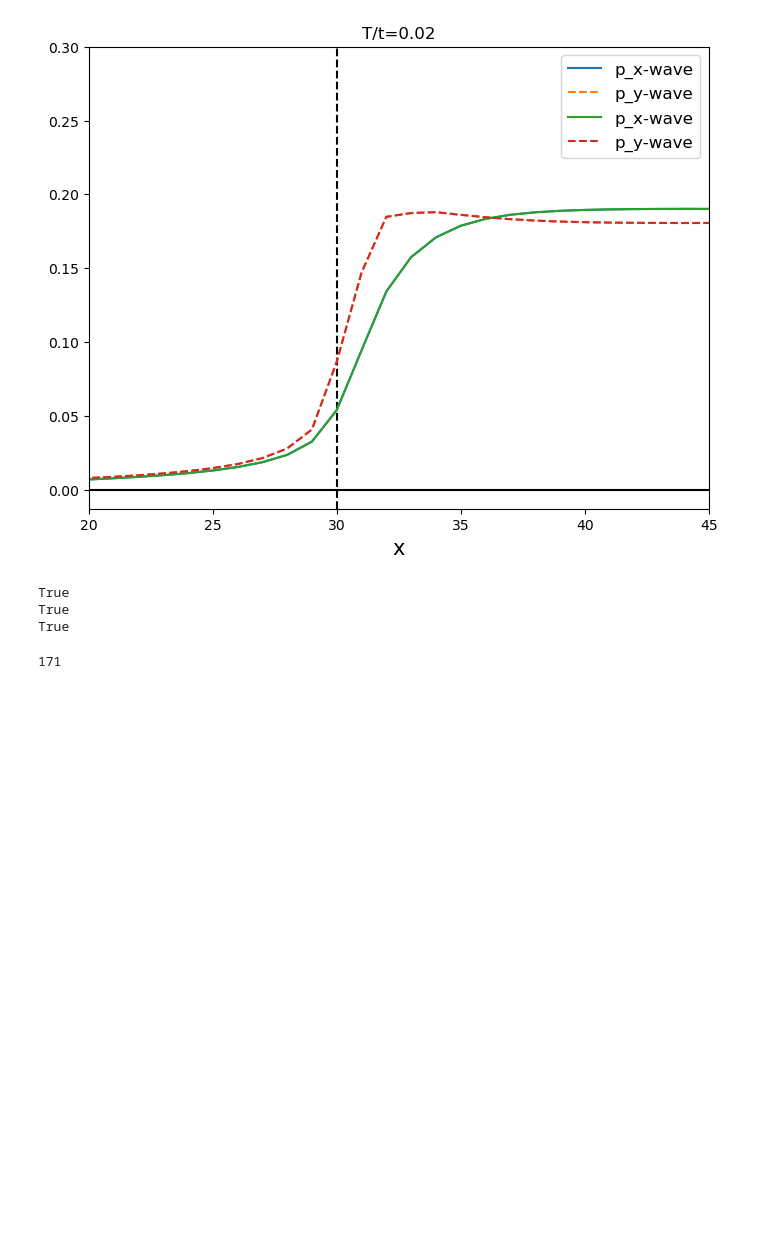
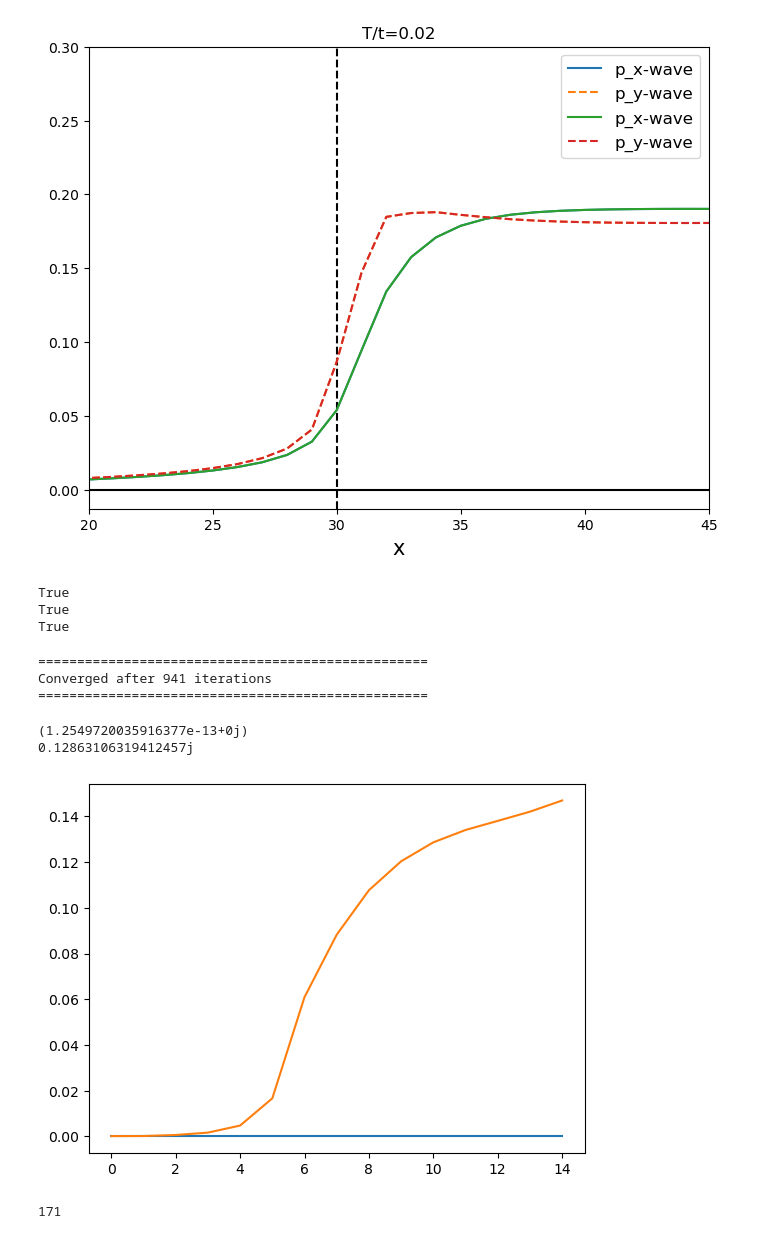
Before and after one commit to emilssp/master-thesis-codebase, a Jupyter notebook: notebooks/NP.ipynb, the cells around one changed output. Cells and saved outputs as stored; diff of their text form; code cells hidden in the pictures; blank space fills up the shorter version.

```diff
--- a/notebooks/NP.ipynb
+++ b/notebooks/NP.ipynb
@@ -105,6 +105,54 @@ print(is_hermitian(H.build_H_k(np.pi/3)))
 True
 True
 True
+# %%
+widthN = 5
+widthP = 10
+
+X, Y = widthN+widthP, 200
+lattice = Lattice(X, Y)
+t = 1
+muN = 1.2 * t
+muP = 1.8 * t
+mu = np.zeros(lattice.X)
+mu[:widthN] = muN
+mu[widthN:] = muP
+
+U = None
+V_prime = None
+
+V0 = 1.5 * t
+V = V0 * np.ones(lattice.X)
+V[:widthN] = 0
+V[widthN] = V0/2
+
+temp = 0.3
+
+H = Hamiltonian(
+    t, mu, lattice,
+    U=U, V_prime=V_prime, V=V,
+    F_init=[0.1, -0.1, 0.1j, -0.1j]
+)
+
+# Adjust to your actual bdg_sc output
+F_swave, F_dwave, F_px, F_py = bdg_sc(
+    H, maxiter=10000, temperature=temp,
+    rtol=0.01, atol=1e-6
+)
+# %% [output]
+==================================================
+Converged after 941 iterations
+==================================================
+# %%
+plt.plot(np.real(F_px))
+plt.plot(np.imag(F_py))
+
+print(F_px[int(widthN+widthP/2)])
+print(F_py[int(widthN+widthP/2)])
+# %% [output]
+(1.2549720035916377e-13+0j)
+0.12863106319412457j
+[figure, added]
 # %%
 # from joblib import Parallel, delayed
 # from tqdm.auto import tqdm
```
Also changed, not shown: 11 other files.
